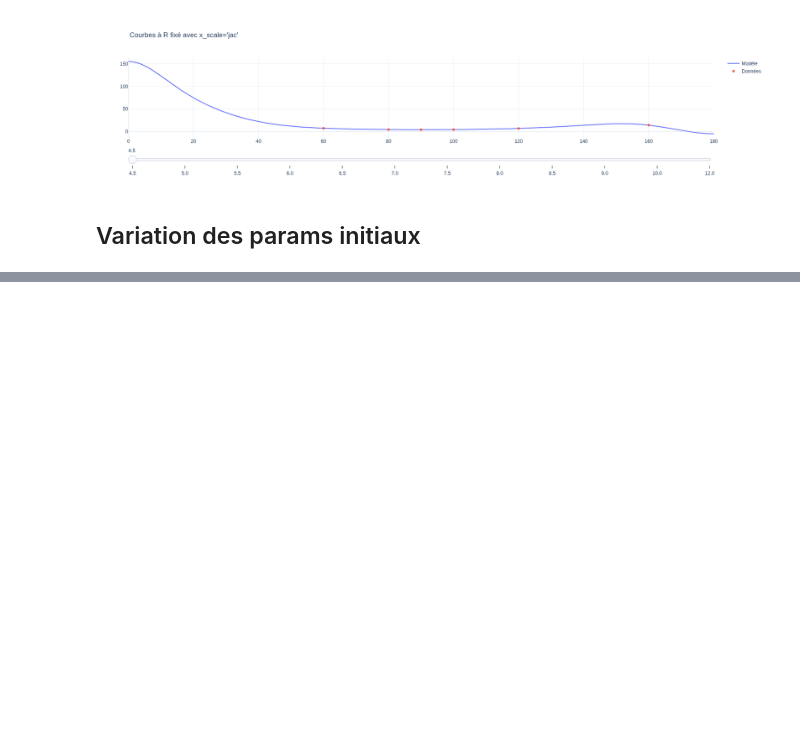
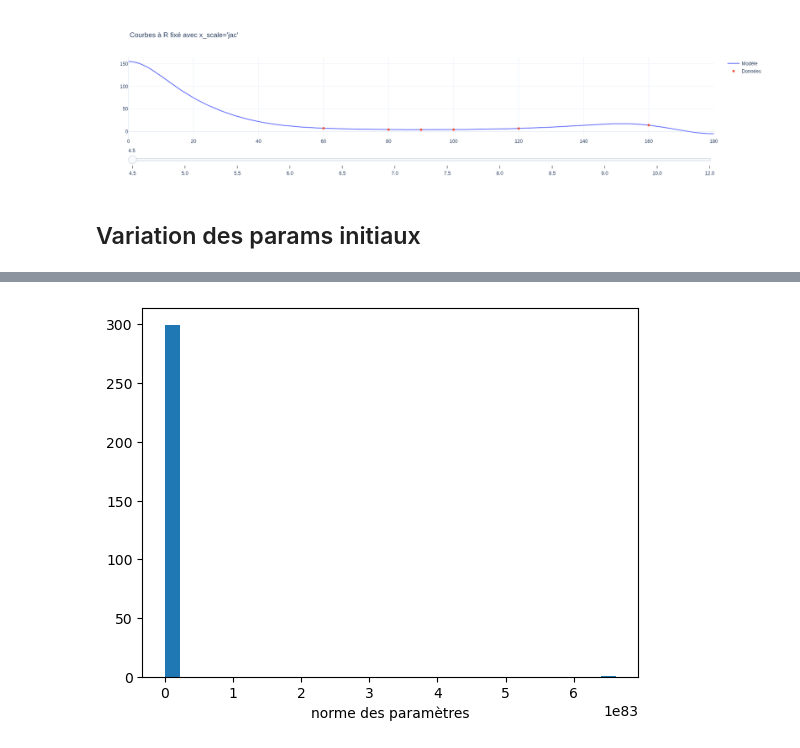
Before and after one commit to Amynek/Stage-M1, a Jupyter notebook: He-HCN.ipynb, the cells around one changed output, grey strips where cells are left out. Saved outputs shown, nothing was run; the diff lists cells and outputs as text; code cells hidden in the pictures; blank space fills up the shorter version.

Commit message:
Calcul erreurs pour least_squares sur He + calcul de 300 params sur He

```diff
--- a/He-HCN.ipynb
+++ b/He-HCN.ipynb
@@ -532,29 +554,28 @@ def metriques(y, y_pred, params):
       "param_norm": param_norm
       }
 # %%
-nb_fits = 200
+nb_fits = 300
 
 resultats = []
-print("               RMSE                  r2                  mae")
+
+print(f"{'itération':>10} | {'RMSE':>15} | {'R2':>15} | {'MAE':>15}")
+print("-" * 65)
+
 for i in range(nb_fits):
 
-  p0 = np.random.randn(40) * np.random.choice([0.1,1.0,5.0,25.0])
+    p0 = np.random.randn(40) * np.random.choice([0.1, 1.0, 5.0, 25.0])
 
+    try:
+        res = least_squares(residus_He, p0, x_scale="jac", max_nfev=50000)
 
-  try:
+        p = res.x
+        ypred = V_opt(p, He["R"], He["Theta"])
+        metrics = metriques(He["Energy_mEh"], ypred, p)
 
-    res = least_squares(residus_He, p0, x_scale="jac", max_nfev=50000)
+        resultats.append({"params": p, **metrics})
 
-    p = res.x
+        print(f"{i:10d} | {metrics['rmse']:15.6e} | {metrics['r2']:15.6f} | {metrics['mae']:15.6e}")
 
-    ypred = V_opt(p, He["R"], He["Theta"])
-
-    metrics = metriques(He["Energy_mEh"], ypred, p)
-
-    resultats.append({"params": p, **metrics})
-
-    print(f"{i}/{nb_fits} : {metrics["rmse"]} | {metrics["r2"]} | {metrics["mae"]} |")
-
-  except:
-      pass
+    except:
+        pass
 # %% [output]
@@ -671,0 +599,8 @@ for i in range(nb_fits):
+# %%
+normes = [np.linalg.norm(r["params"]) for r in resultats]
+
+plt.hist(normes, bins=30)
+plt.xlabel("norme des paramètres")
+plt.show()
+# %% [output]
+[figure, added]
```
Also changed, not shown: parts of 8 cells of this notebook, 3 other files.
